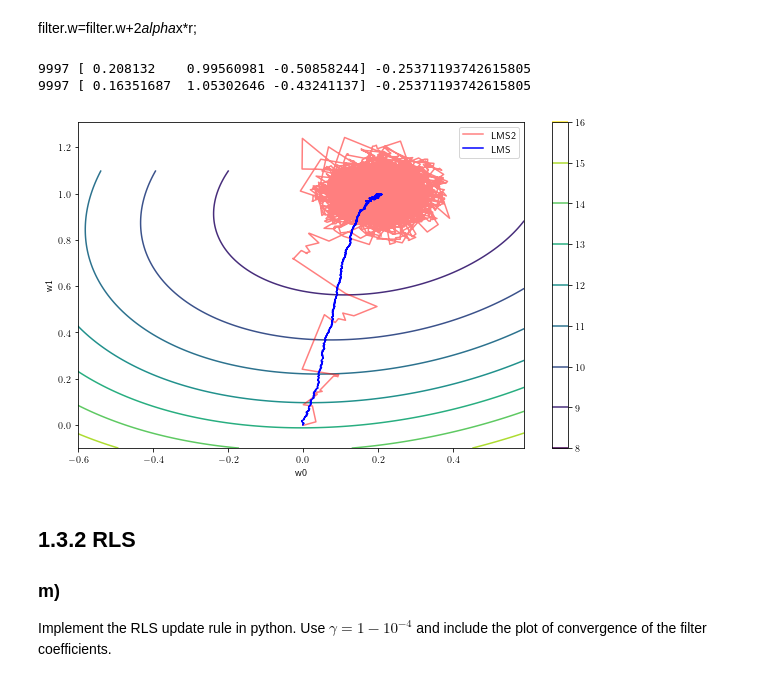
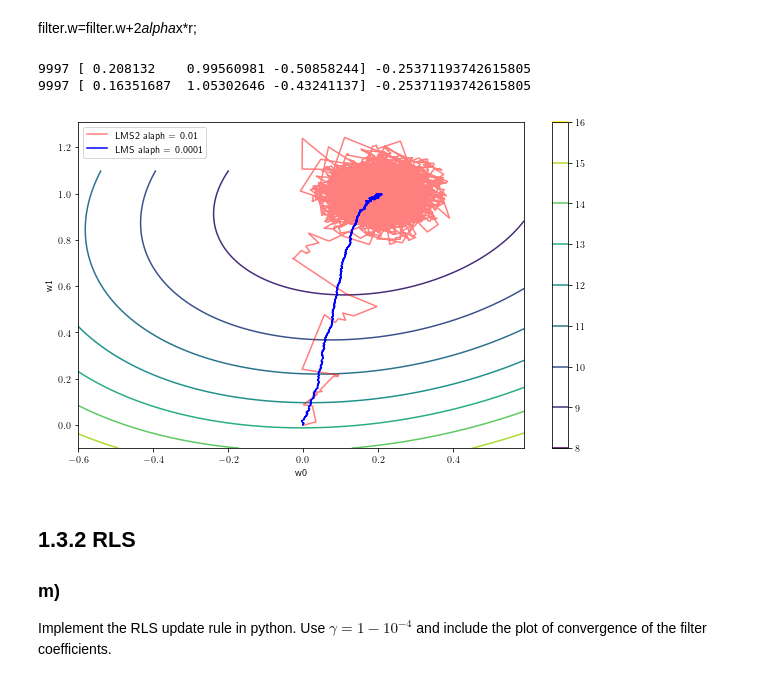
Before and after one commit to Lynch1206/5LSL0_MSPD, a Jupyter notebook: 1A/GD.ipynb, the cells around one changed output. Cells and saved outputs as stored; diff of their text form; code cells hidden in the pictures.

```diff
--- a/1A/GD.ipynb
+++ b/1A/GD.ipynb
@@ -293,7 +293,7 @@ y = df.iloc[:,1]
 
 # print(w_f_LMS[n])
 def LMS(data,a):
-    w_f_LMS = np.zeros((len(df)-2,3))
+    w_f_LMS = np.zeros((len(df)-2,3)) # where the N = 3
     for n in range(1,len(data)-2):
         X = np.array([data['X'].iloc[n+2],data['X'].iloc[n+1],data['X'].iloc[n]])
         Y = data['Y'].iloc[n+2]
@@ -301,37 +301,37 @@ def LMS(data,a):
         w_f_LMS[n] = w_f_LMS[n-1] + 2*a*e*X
         if np.abs(e)<1e-10:
             print(e)
             print(n)
             break
     return(n,w_f_LMS[0:],e)
 
 lms_1 = 0.0001
 n_LMS,w_LMS,e = LMS(df,lms_1)
 lms_2 = 0.01
 n2_LMS,w2_LMS,e = LMS(df,lms_2)
 
 print(n_LMS,w_LMS[n_LMS],e)
 print(n2_LMS,w2_LMS[n_LMS],e)
 W0,W1 = np.meshgrid(np.arange(-0.6,0.6,0.01),np.arange(-0.1,1.1,0.01))
 
 J_LMS = Jls_GD(Jls(W0,W1),yty,df)
 
 plt.figure(figsize=(10,6))
 plt.contour(W0,W1,J_LMS)
 
 
-plt.plot(w2_LMS[:,0],w2_LMS[:,1],color='red',label="LMS2",alpha = 0.5)
-plt.plot(w_LMS[:,0],w_LMS[:,1],color='blue',label="LMS",alpha=1)
+plt.plot(w2_LMS[:,0],w2_LMS[:,1],color='red',label="LMS2 alaph = 0.01",alpha = 0.5)
+plt.plot(w_LMS[:,0],w_LMS[:,1],color='blue',label="LMS alaph = 0.0001",alpha=1)
 plt.legend()
 plt.xlabel('w0')
 plt.ylabel('w1')
 plt.colorbar()
-plt.savefig('1.3.1_LMS_diff_a.png')
+# plt.savefig('1.3.1_LMS_diff_a.png')
 plt.show()
 # %% [output]
 9997 [ 0.208132    0.99560981 -0.50858244] -0.25371193742615805
 9997 [ 0.16351687  1.05302646 -0.43241137] -0.25371193742615805
-[figure, old version]
+[figure, new version]
 # %% [markdown]
 ## 1.3.2 RLS
 ### m)
```
Also changed, not shown: 1 other file.
